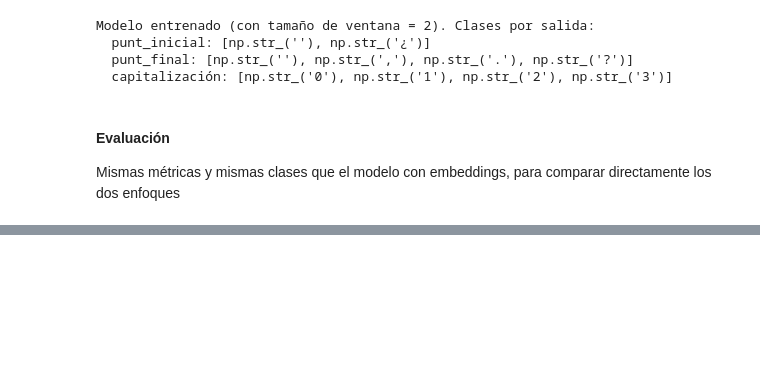
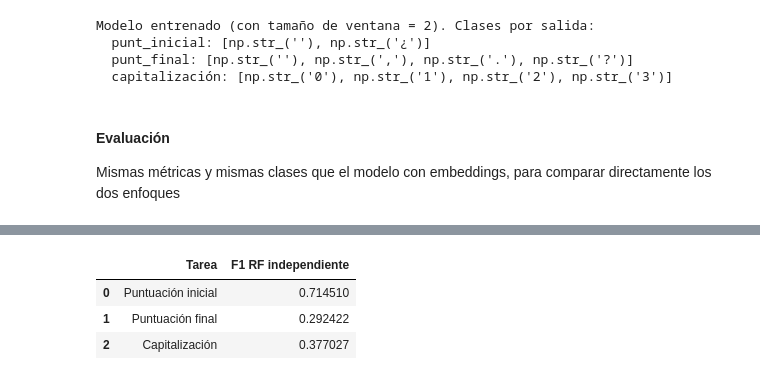
Before and after one commit to giannislucca/TP-AA2, a Jupyter notebook: codigoTP.ipynb, the cells around one changed output, grey strips where cells are left out. Drawn from its saved outputs; the diff is of its cells as text; code cells hidden in the pictures; blank space fills up the shorter version.

```diff
--- a/codigoTP.ipynb
+++ b/codigoTP.ipynb
@@ -266,9 +282,13 @@ from sklearn.model_selection import GroupShuffleSplit
 
 gss = GroupShuffleSplit(n_splits=1, train_size=0.8, random_state=912)
 
-# Obtenemos los índices para desarrollo (train) y control (test)
-train_idx, test_idx = next(gss.split(df_dataset_final, groups=df_dataset_final['instancia_id']))
+dev_idx, control_idx = next(gss.split(df_dataset_final, groups=df_dataset_final["origen_id"]))
 
-# Mantenemos las filas completas sin alterar su estructura
-df_dev = df_dataset_final.iloc[train_idx].reset_index(drop=True)
-df_control = df_dataset_final.iloc[test_idx].reset_index(drop=True)
+df_dev = df_dataset_final.iloc[dev_idx].reset_index(drop=True)
+df_control = df_dataset_final.iloc[control_idx].reset_index(drop=True)
+
+# Verificar que no haya orígenes compartidos
+assert set(df_dev["origen_id"]).isdisjoint(set(df_control["origen_id"]))
+
+print("Orígenes en desarrollo:", df_dev["origen_id"].nunique())
+print("Orígenes en control:", df_control["origen_id"].nunique())
@@ -634,0 +970,28 @@ F1 macro capitalización:  0.374
+# %%
+import pandas as pd
+
+comparacion = pd.DataFrame({
+    "Tarea": [
+        "Puntuación inicial",
+        "Puntuación final",
+        "Capitalización"
+    ],
+    "F1 RF independiente": [
+        f1_init_ind,
+        f1_fin_ind,
+        f1_score(
+            np.asarray(y_cap_test, dtype=int),
+            y_cap_pred_ind,
+            average="macro",
+            labels=[0, 1, 2, 3],
+            zero_division=0
+        )
+    ]
+})
+
+display(comparacion)
+# %% [output]
+|  | Tarea | F1 RF independiente |
+| 0 | Puntuación inicial | 0.714510 |
+| 1 | Puntuación final | 0.292422 |
+| 2 | Capitalización | 0.377027 |
```
Also changed, not shown: parts of 26 cells of this notebook, 2 other files.
